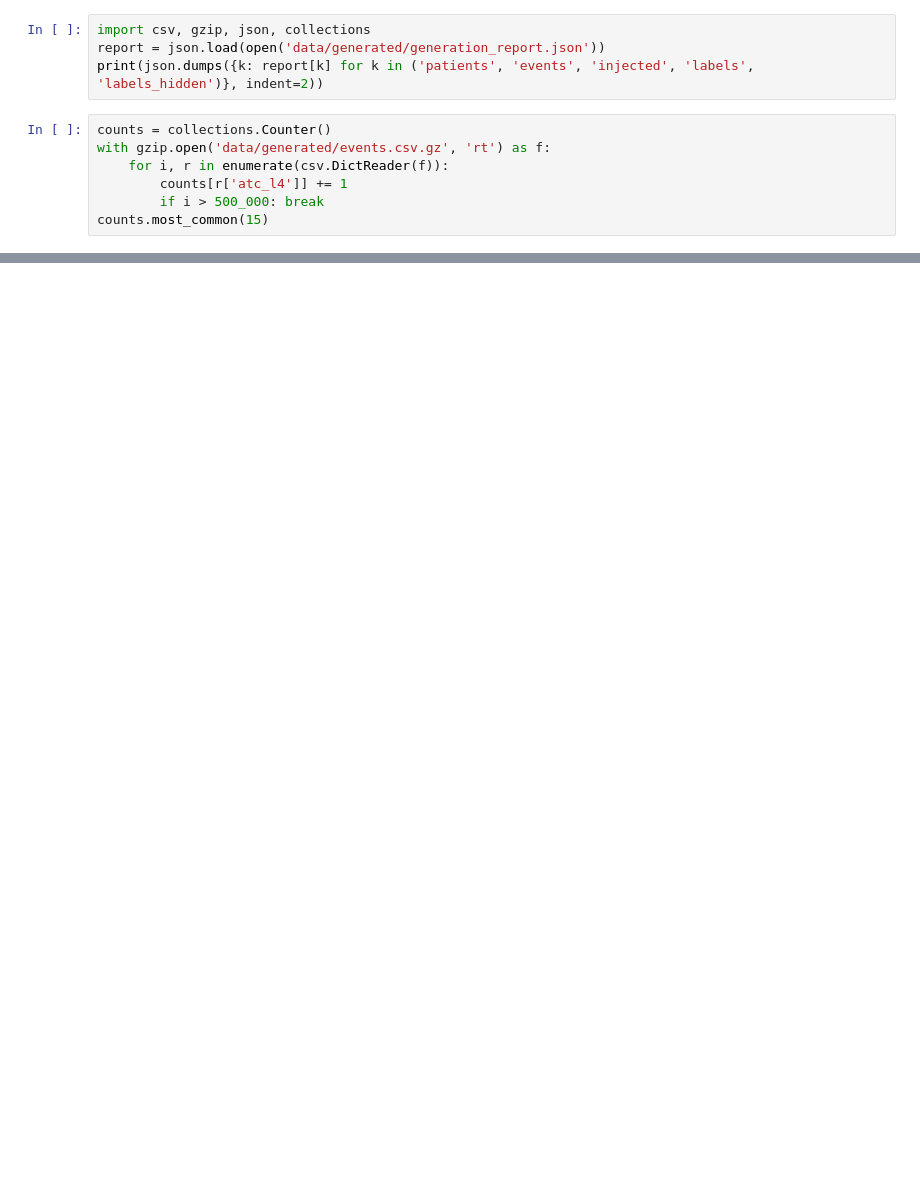
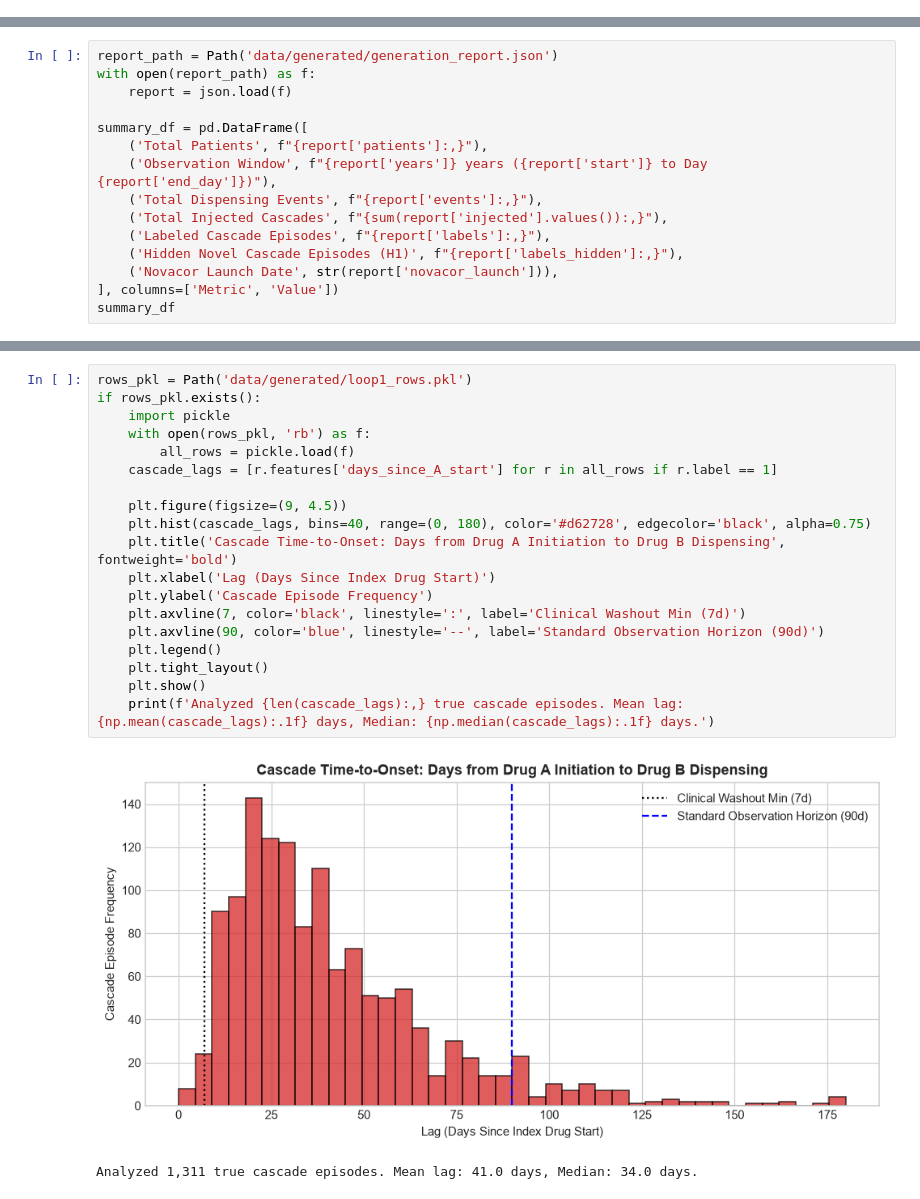
Before and after one commit to Sivaguru-2008/cascade, a Jupyter notebook: notebooks/01_eda.ipynb, the cells around one changed output, grey strips where cells are left out. Saved outputs shown, nothing was run; the diff lists cells and outputs as text; blank space fills up the shorter version.

Commit message:
feat: complete CASCADE prescribing-cascade detection system with clinical data, cross-platform benchmarks, and UI evidence viewer

```diff
--- a/notebooks/01_eda.ipynb
+++ b/notebooks/01_eda.ipynb
@@ -9,11 +0,0 @@ os.chdir(os.path.abspath('..'))
-# %%
-import csv, gzip, json, collections
-report = json.load(open('data/generated/generation_report.json'))
-print(json.dumps({k: report[k] for k in ('patients', 'events', 'injected', 'labels', 'labels_hidden')}, indent=2))
-# %%
-counts = collections.Counter()
-with gzip.open('data/generated/events.csv.gz', 'rt') as f:
-    for i, r in enumerate(csv.DictReader(f)):
-        counts[r['atc_l4']] += 1
-        if i > 500_000: break
-counts.most_common(15)
@@ -24,0 +35,15 @@ print('tested pairs', int(res.tested.sum()), 'signals', int(res.signal.sum()))
+# %%
+report_path = Path('data/generated/generation_report.json')
+with open(report_path) as f:
+    report = json.load(f)
+
+summary_df = pd.DataFrame([
+    ('Total Patients', f"{report['patients']:,}"),
+    ('Observation Window', f"{report['years']} years ({report['start']} to Day {report['end_day']})"),
+    ('Total Dispensing Events', f"{report['events']:,}"),
+    ('Total Injected Cascades', f"{sum(report['injected'].values()):,}"),
+    ('Labeled Cascade Episodes', f"{report['labels']:,}"),
+    ('Hidden Novel Cascade Episodes (H1)', f"{report['labels_hidden']:,}"),
+    ('Novacor Launch Date', str(report['novacor_launch'])),
+], columns=['Metric', 'Value'])
+summary_df
@@ -24,0 +115,22 @@ print('tested pairs', int(res.tested.sum()), 'signals', int(res.signal.sum()))
+# %%
+rows_pkl = Path('data/generated/loop1_rows.pkl')
+if rows_pkl.exists():
+    import pickle
+    with open(rows_pkl, 'rb') as f:
+        all_rows = pickle.load(f)
+    cascade_lags = [r.features['days_since_A_start'] for r in all_rows if r.label == 1]
+
+    plt.figure(figsize=(9, 4.5))
+    plt.hist(cascade_lags, bins=40, range=(0, 180), color='#d62728', edgecolor='black', alpha=0.75)
+    plt.title('Cascade Time-to-Onset: Days from Drug A Initiation to Drug B Dispensing', fontweight='bold')
+    plt.xlabel('Lag (Days Since Index Drug Start)')
+    plt.ylabel('Cascade Episode Frequency')
+    plt.axvline(7, color='black', linestyle=':', label='Clinical Washout Min (7d)')
+    plt.axvline(90, color='blue', linestyle='--', label='Standard Observation Horizon (90d)')
+    plt.legend()
+    plt.tight_layout()
+    plt.show()
+    print(f'Analyzed {len(cascade_lags):,} true cascade episodes. Mean lag: {np.mean(cascade_lags):.1f} days, Median: {np.median(cascade_lags):.1f} days.')
+# %% [output]
+[figure, added]
+Analyzed 1,311 true cascade episodes. Mean lag: 41.0 days, Median: 34.0 days.
```
Also changed, not shown: parts of 17 cells of this notebook, 58 other files.
